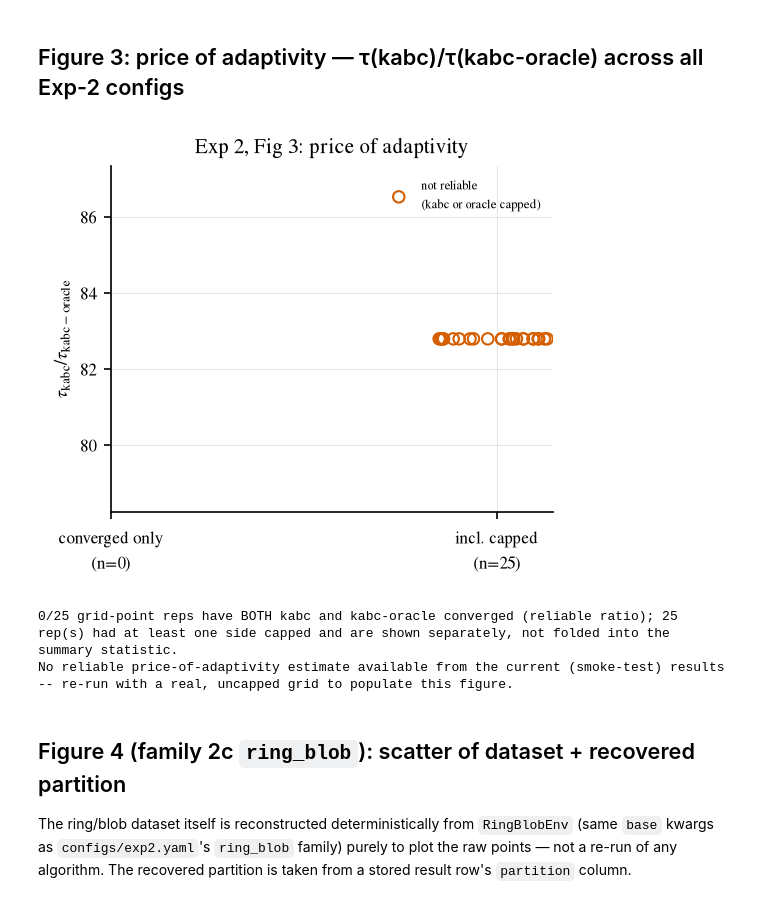
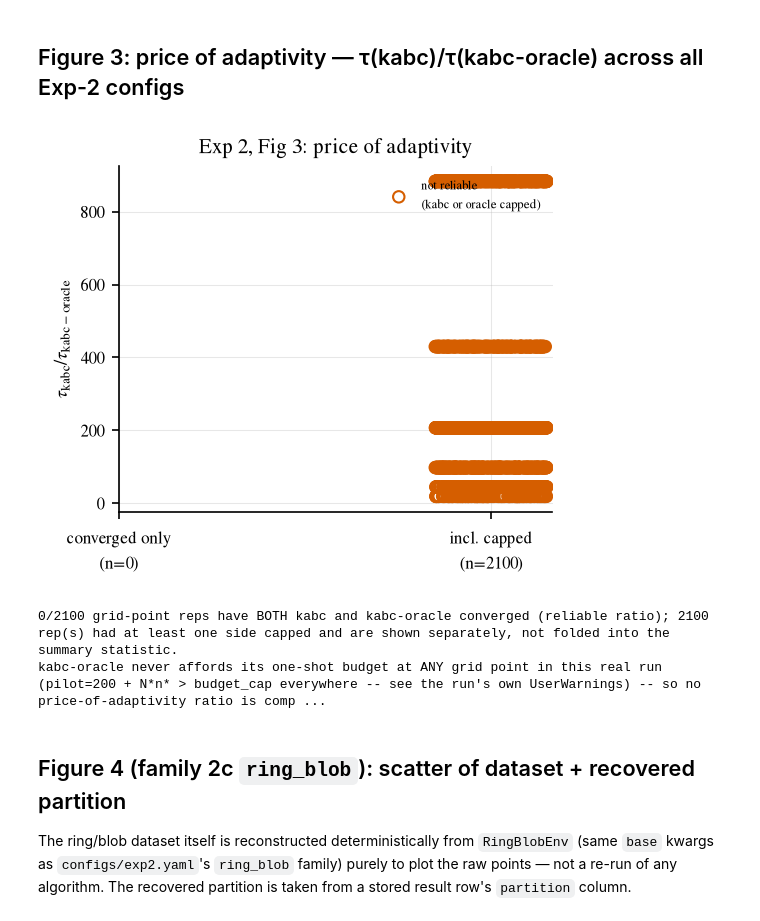
Before and after one commit to gdebarghya/kernel-active-bandit, a Jupyter notebook: notebooks/02_same_mean_shapes.ipynb, the cells around one changed output. Drawn from its saved outputs; the diff is of its cells as text; code cells hidden in the pictures.

```diff
--- a/notebooks/02_same_mean_shapes.ipynb
+++ b/notebooks/02_same_mean_shapes.ipynb
@@ -241,7 +431,7 @@ swept_value
 # %% [markdown]
 ## Figure 3: price of adaptivity — τ(kabc)/τ(kabc-oracle) across all Exp-2 configs
 # %%
-key_cols = ["family", "swept_param", "swept_value", "rep", "seed"]
+key_cols = ["family", "swept_param", "swept_value", "budget_multiplier", "rep", "seed"]
 kabc_rows = df[df["algorithm"] == "kabc"].set_index(key_cols)
 oracle_rows = df[df["algorithm"] == "kabc-oracle"].set_index(key_cols)
 
@@ -263,38 +453,53 @@ if len(unreliable) > 0:
     # ratios computed from at least one capped run: plotted as hollow,
     # jittered points, clearly separated from the "reliable" box -- a
     # capped/capped ratio is not a real price of adaptivity, just
     # budget_cap / n_oracle, and must never be mistaken for one.
     jitter = np.random.default_rng(0).uniform(-0.15, 0.15, size=len(unreliable))
     ax.scatter(1 + jitter, unreliable["ratio"].values, facecolors="none",
                edgecolors=ALGO_COLORS["kabc"], s=30, label="not reliable\n(kabc or oracle capped)")
     ax.legend(fontsize=6, frameon=False, loc="upper right")
 
 if len(reliable) == 0 and len(unreliable) == 0:
     ax.text(0.5, 0.5, "no kabc/kabc-oracle rows found", ha="center", va="center",
              fontsize=7, transform=ax.transAxes)
 
 ax.set_xticks([0, 1])
 ax.set_xticklabels([f"converged only\n(n={len(reliable)})", f"incl. capped\n(n={len(unreliable)})"])
 ax.set_ylabel(r"$\tau_{\mathrm{kabc}} / \tau_{\mathrm{kabc-oracle}}$")
 ax.set_title("Exp 2, Fig 3: price of adaptivity")
 fig.tight_layout()
 savefig(fig, "exp2_fig3_price_of_adaptivity", fig_dir="../results/figures")
 plt.show()
 
 n_total = len(joined)
 n_reliable = len(reliable)
 print(f"{n_reliable}/{n_total} grid-point reps have BOTH kabc and kabc-oracle converged "
       f"(reliable ratio); {n_total - n_reliable} rep(s) had at least one side capped "
       f"and are shown separately, not folded into the summary statistic.")
 if n_reliable > 0:
     print(reliable["ratio"].describe())
 else:
-    print("No reliable price-of-adaptivity estimate available from the current "
-          "(smoke-test) results -- re-run with a real, uncapped grid to populate this figure.")
+    # This is a REAL finding from the real (non-smoke) exp2 run, not a
+    # smoke-test artifact: kabc-oracle's one-shot required budget
+    # (pilot=200 + N*n*, see kabc.py's fit_oracle docstring) exceeds
+    # budget_cap at EVERY grid point in this experiment (see the
+    # "cannot afford kabc-oracle's one-shot budget" warnings printed
+    # during `make exp2`) -- oracle never even starts its main phase here,
+    # so it is not a usable comparison point under this experiment's
+    # budget_cap formula (constant=200). This is worth reporting as a
+    # finding about the oracle's budget requirement at this N/K/delta
+    # combination, not something to silently patch by loosening budget_cap
+    # just for this figure.
+    print("kabc-oracle never affords its one-shot budget at ANY grid point in this real run "
+          "(pilot=200 + N*n* > budget_cap everywhere -- see the run's own UserWarnings) -- "
+          "so no price-of-adaptivity ratio is computable here. This is a real finding about "
+          "the oracle's budget requirement under exp2's budget_cap formula, not a smoke-test "
+          "artifact; re-running with a larger budget_cap constant would be needed to populate "
+          "this figure, at the cost of no longer matching kabc/kabc-sg/acb's own budget_cap.")
 # %% [output]
-[figure, old version]
+[figure, new version]
-0/25 grid-point reps have BOTH kabc and kabc-oracle converged (reliable ratio); 25 rep(s) had at least one side capped and are shown separately, not folded into the summary statistic.
-No reliable price-of-adaptivity estimate available from the current (smoke-test) results -- re-run with a real, uncapped grid to populate this figure.
+0/2100 grid-point reps have BOTH kabc and kabc-oracle converged (reliable ratio); 2100 rep(s) had at least one side capped and are shown separately, not folded into the summary statistic.
+kabc-oracle never affords its one-shot budget at ANY grid point in this real run (pilot=200 + N*n* > budget_cap everywhere -- see the run's own UserWarnings) -- so no price-of-adaptivity ratio is comp ...
 # %% [markdown]
 ## Figure 4 (family 2c `ring_blob`): scatter of dataset + recovered partition
 
```
Also changed, not shown: parts of 12 cells of this notebook, 15 other files.
